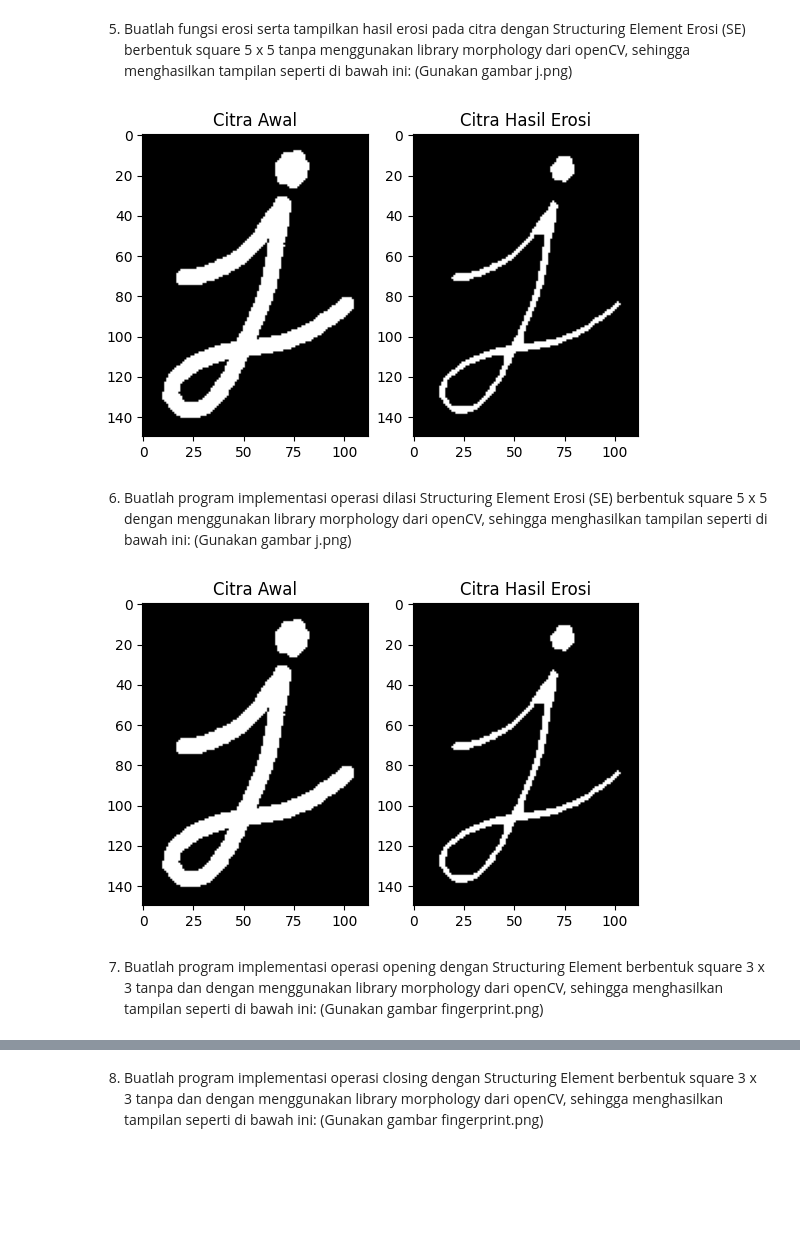
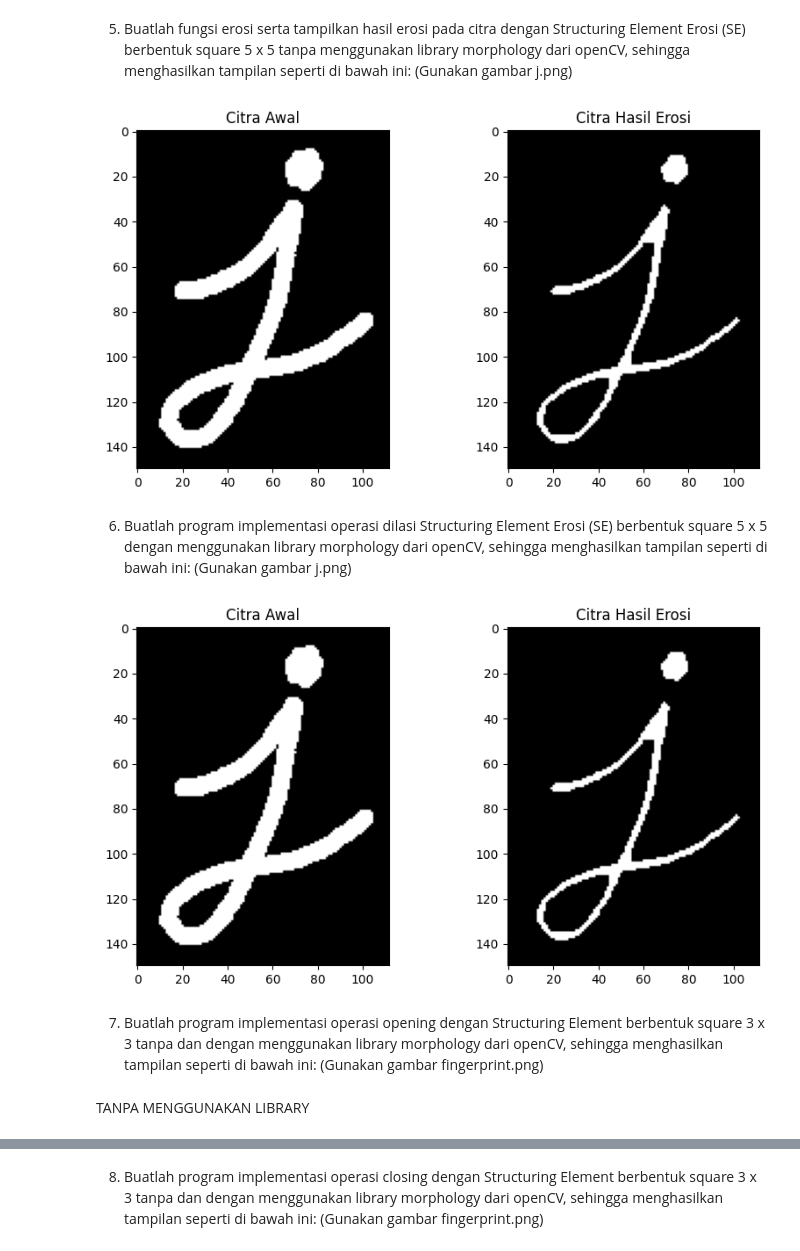
Before and after one commit to meliusa/PCVK_Genap_2023, a Jupyter notebook: Week9.ipynb, the cells around one changed output, grey strips where cells are left out. Drawn from its saved outputs; the diff is of its cells as text; code cells hidden in the pictures; blank space fills up the shorter version.

```diff
--- a/Week9.ipynb
+++ b/Week9.ipynb
@@ -77,26 +85,32 @@ j.png)
 # %%
 img = cv.imread('/content/drive/MyDrive/Colab Notebooks Images/Images/j.png', 0)
 m, n = img.shape
-
-plt.imshow(img, cmap="gray")
 
 k = 5
 SE = np.ones((k, k), dtype=np.uint8)
 constant = (k - 1) // 2
 
 imgErode = np.zeros((m, n), dtype=np.uint8)
 
 for i in range(constant, m - constant):
     for j in range(constant, n - constant):
         temp = img[i - constant:i + constant + 1, j - constant:j + constant + 1]
         product = temp * SE
         imgErode[i, j] = np.min(product)
 
-plt.subplot(121), plt.imshow(img, cmap="gray"), plt.title('Citra Awal')
-plt.subplot(122), plt.imshow(imgErode, cmap="gray"), plt.title('Citra Hasil Erosi')
+fig, axs = plt.subplots(1, 2, figsize=(10, 5))
+axs[0].imshow(img, cmap="gray")
+axs[0].set_title('Citra Awal')
+axs[1].imshow(imgErode, cmap="gray")
+axs[1].set_title('Citra Hasil Erosi')
+
 plt.show()
+
+# Remove overlapping axes
+axs[0].remove()
+axs[1].remove()
 # %% [output]
-[figure, old version]
+[figure, new version]
 # %% [markdown]
 6. Buatlah program implementasi operasi dilasi Structuring Element Erosi (SE) berbentuk
 square 5 x 5 dengan menggunakan library morphology dari openCV, sehingga
@@ -104,8 +118,6 @@ menghasilkan tampilan seperti di bawah ini: (Gunakan gambar j.png)
 # %%
 img = cv.imread('/content/drive/MyDrive/Colab Notebooks Images/Images/j.png', 0)
 m, n = img.shape
-
-plt.imshow(img, cmap="gray")
 
 k = 5
 SE = np.ones((k, k), dtype=np.uint8)
@@ -113,16 +125,26 @@ constant = (k - 1) // 2
 
 imgErode = cv.erode(img, SE, iterations=1)
 
-plt.subplot(121), plt.imshow(img, cmap="gray"), plt.title('Citra Awal')
-plt.subplot(122), plt.imshow(imgErode, cmap="gray"), plt.title('Citra Hasil Erosi')
+fig, axs = plt.subplots(1, 2, figsize=(10, 5))
+axs[0].imshow(img, cmap="gray")
+axs[0].set_title('Citra Awal')
+axs[1].imshow(imgErode, cmap="gray")
+axs[1].set_title('Citra Hasil Erosi')
+
 plt.show()
+
+# Remove overlapping axes
+axs[0].remove()
+axs[1].remove()
 # %% [output]
-[figure, old version]
+[figure, new version]
 # %% [markdown]
 7. Buatlah program implementasi operasi opening dengan Structuring Element
 berbentuk square 3 x 3 tanpa dan dengan menggunakan library morphology dari
 openCV, sehingga menghasilkan tampilan seperti di bawah ini: (Gunakan gambar
 fingerprint.png)
+# %% [markdown]
+TANPA MENGGUNAKAN LIBRARY
 # %%
 img = cv.imread('/content/drive/MyDrive/Colab Notebooks Images/Images/fingerprint.png', 0)
 m, n = img.shape
```
Also changed, not shown: parts of 9 cells of this notebook.
